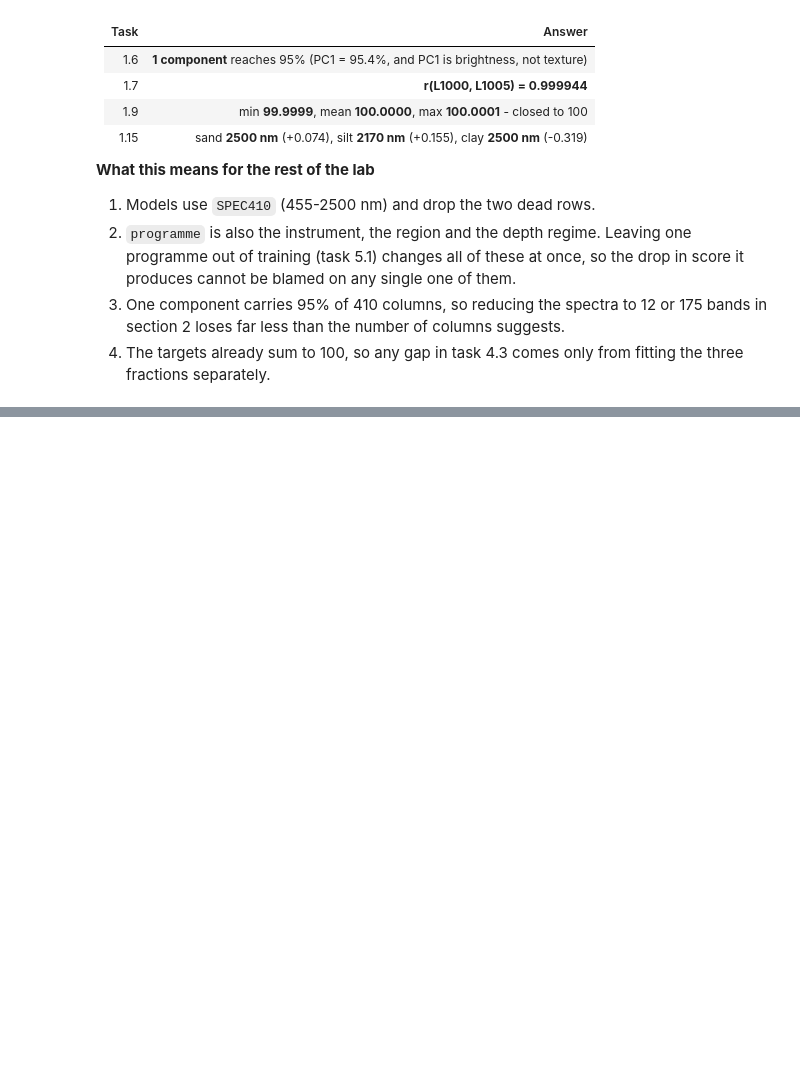
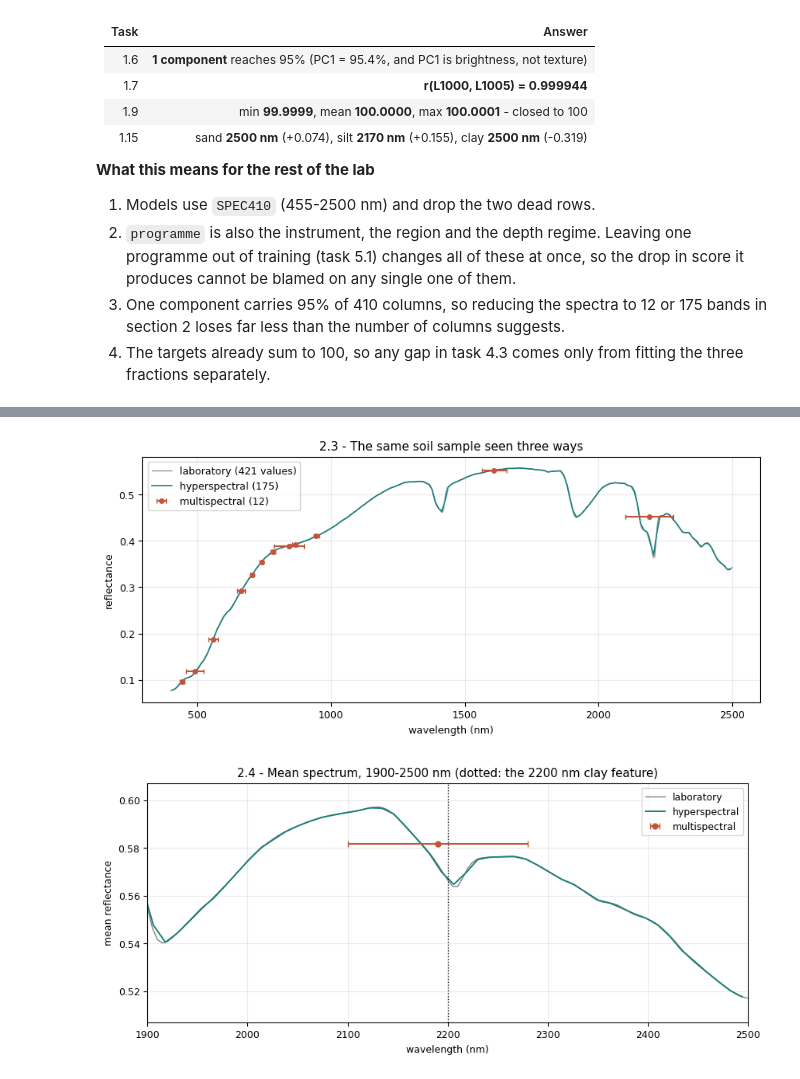
Before and after one commit to Abdelmalek05/soil-texture-from-spectra, a Jupyter notebook: soil_texture_lab.ipynb, the cells around one changed output, grey strips where cells are left out. Cells and saved outputs as stored; diff of their text form; code cells hidden in the pictures; blank space fills up the shorter version.

Commit message:
feat: section 2 sensor simulation (2.1-2.5)

```diff
--- a/soil_texture_lab.ipynb
+++ b/soil_texture_lab.ipynb
@@ -375,0 +441,32 @@ LUCAS.SSL    clay  peak 605 nm  r = +0.237
+# %%
+# tasks 2.3 and 2.4: what each sensor would have seen
+centres_m = np.array([c for _, c, _ in BANDS_12])
+widths_m = np.array([w for _, _, w in BANDS_12])
+centres_h = np.array([c for _, c, _ in BANDS_HYPER])
+
+plt.figure(figsize=(10, 4))
+plt.plot(WL, A[0], lw=0.8, color="grey", label="laboratory (421 values)")
+plt.plot(centres_h, hyper.iloc[0], lw=1.2, color="#1b7f79", label="hyperspectral (175)")
+plt.errorbar(centres_m, multi.iloc[0], xerr=widths_m / 2, fmt="o", ms=4, capsize=2,
+             color="#c1553b", label="multispectral (12)")
+plt.xlabel("wavelength (nm)"); plt.ylabel("reflectance"); plt.legend()
+plt.title("2.3 - The same soil sample seen three ways")
+save_fig("2.3"); plt.show()
+
+# 2.4 - the mean spectrum, zoomed on the clay absorption region
+plt.figure(figsize=(10, 4))
+plt.plot(WL, np.nanmean(A, axis=0), lw=1, color="grey", label="laboratory")
+plt.plot(centres_h, hyper.mean(), lw=1.4, color="#1b7f79", label="hyperspectral")
+plt.errorbar(centres_m, multi.mean(), xerr=widths_m / 2, fmt="o", ms=5, capsize=3,
+             color="#c1553b", label="multispectral")
+win = (WL >= 1900) & (WL <= 2500)          # scale y to the zoomed window only
+lab_mean = np.nanmean(A, axis=0)
+plt.xlim(1900, 2500)
+plt.ylim(lab_mean[win].min() - 0.01, lab_mean[win].max() + 0.01)
+plt.axvline(2200, color="black", ls=":", lw=1)
+plt.xlabel("wavelength (nm)"); plt.ylabel("mean reflectance"); plt.legend()
+plt.title("2.4 - Mean spectrum, 1900-2500 nm (dotted: the 2200 nm clay feature)")
+save_fig("2.4"); plt.show()
+# %% [output]
+[figure, added]
+[figure, added]
```
Also changed, not shown: parts of 5 cells of this notebook, 14 other files.
